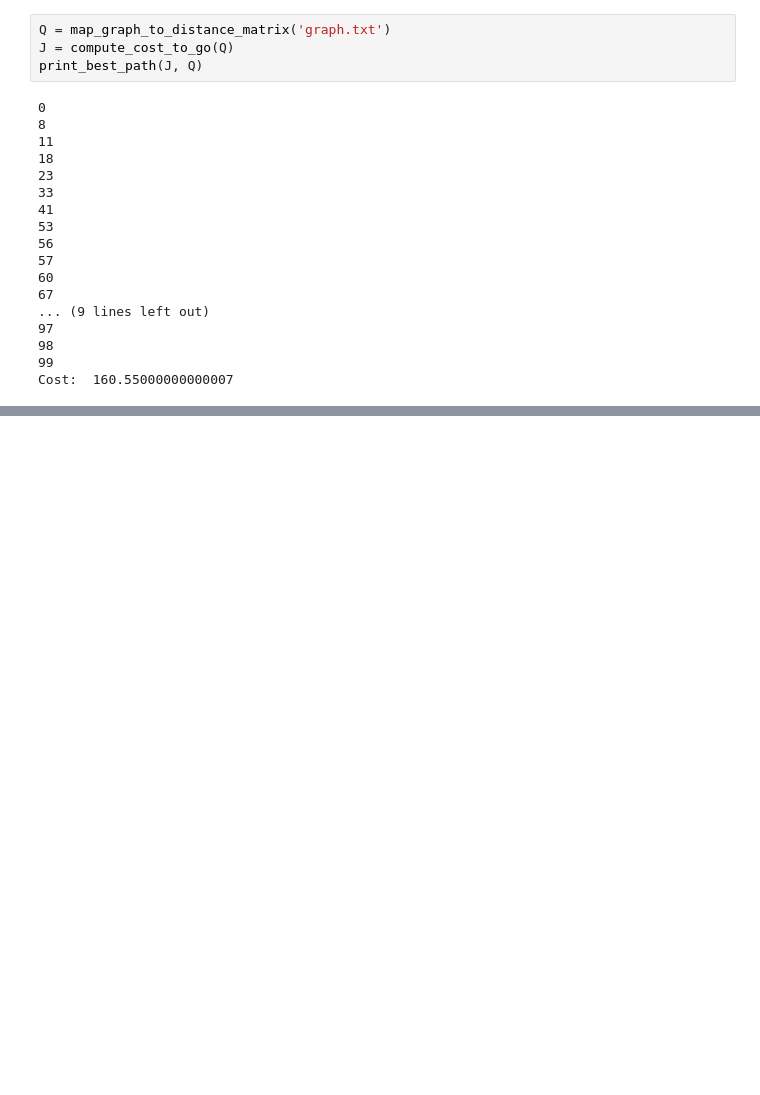
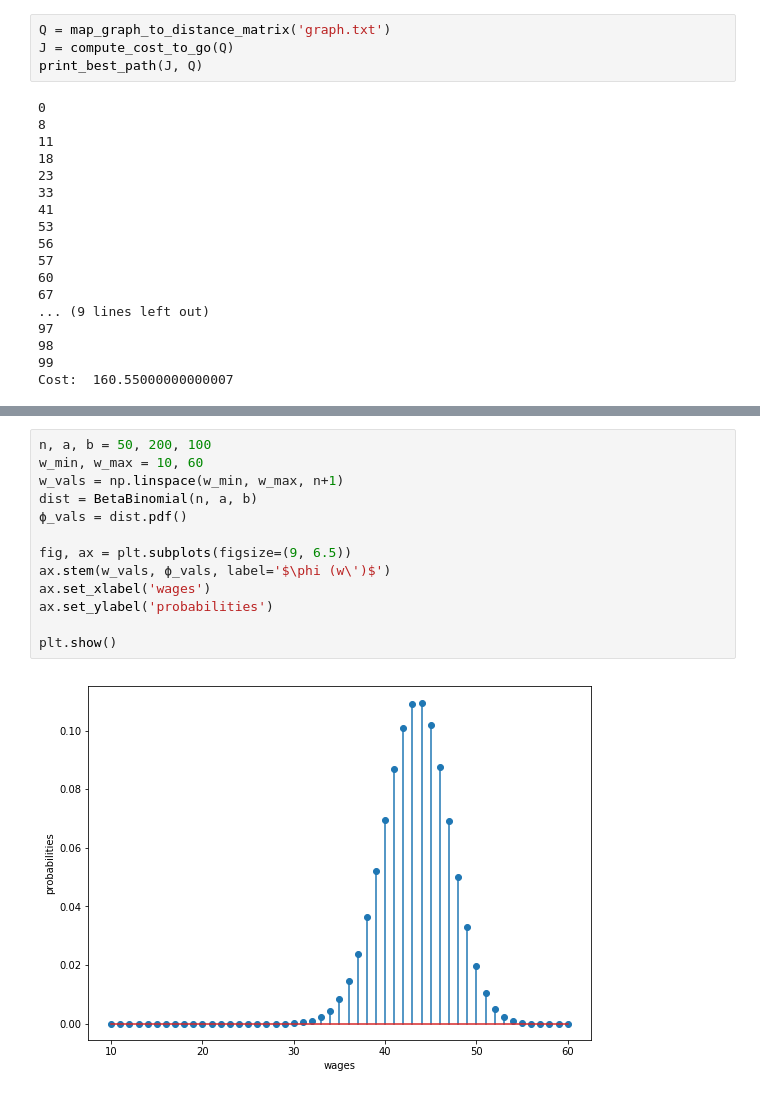
Before and after one commit to PanPip/QuantEcon_Tasks, a Jupyter notebook: Dynamic_programming.ipynb, the cells around one changed output, grey strips where cells are left out. Saved outputs shown, nothing was run; the diff lists cells and outputs as text; blank space fills up the shorter version.

```diff
--- a/Dynamic_programming.ipynb
+++ b/Dynamic_programming.ipynb
@@ -121,0 +131,15 @@ Cost:  160.55000000000007
+# %%
+n, a, b = 50, 200, 100
+w_min, w_max = 10, 60
+w_vals = np.linspace(w_min, w_max, n+1)
+dist = BetaBinomial(n, a, b)
+ϕ_vals = dist.pdf()
+
+fig, ax = plt.subplots(figsize=(9, 6.5))
+ax.stem(w_vals, ϕ_vals, label='$\phi (w\')$')
+ax.set_xlabel('wages')
+ax.set_ylabel('probabilities')
+
+plt.show()
+# %% [output]
+[figure, added]
```
Also changed, not shown: parts of 9 cells of this notebook, 1 other file.
